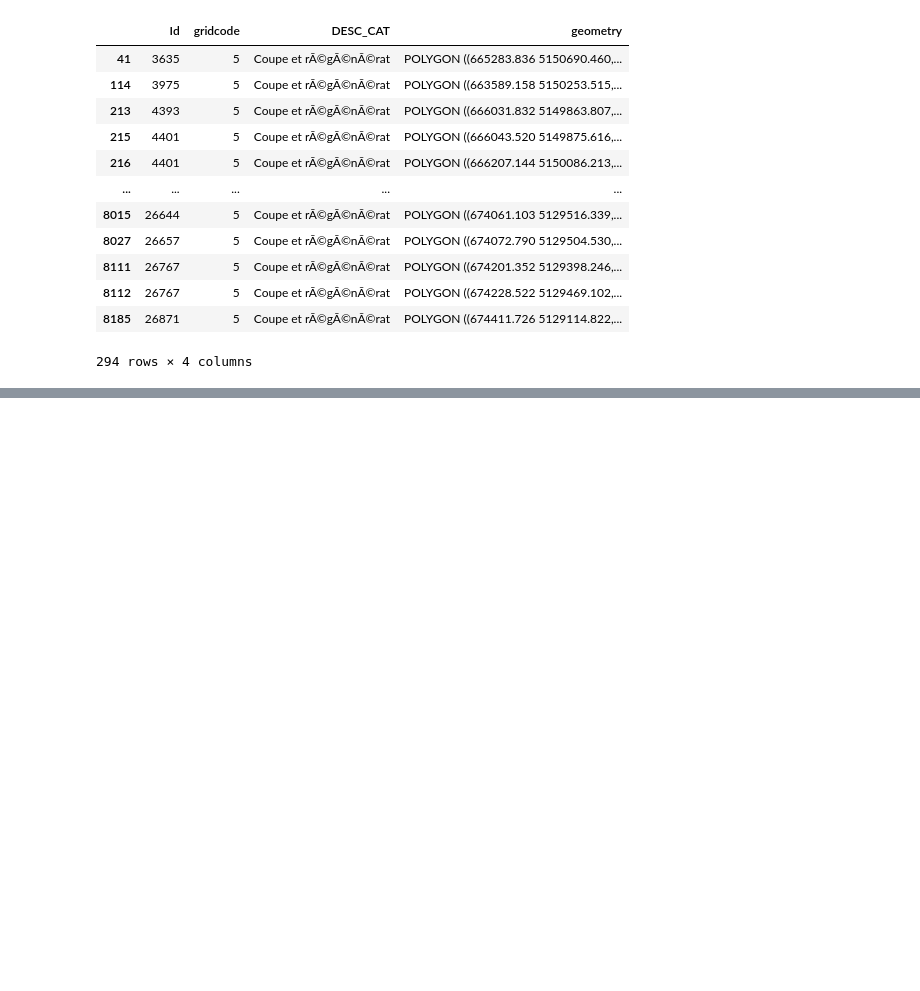
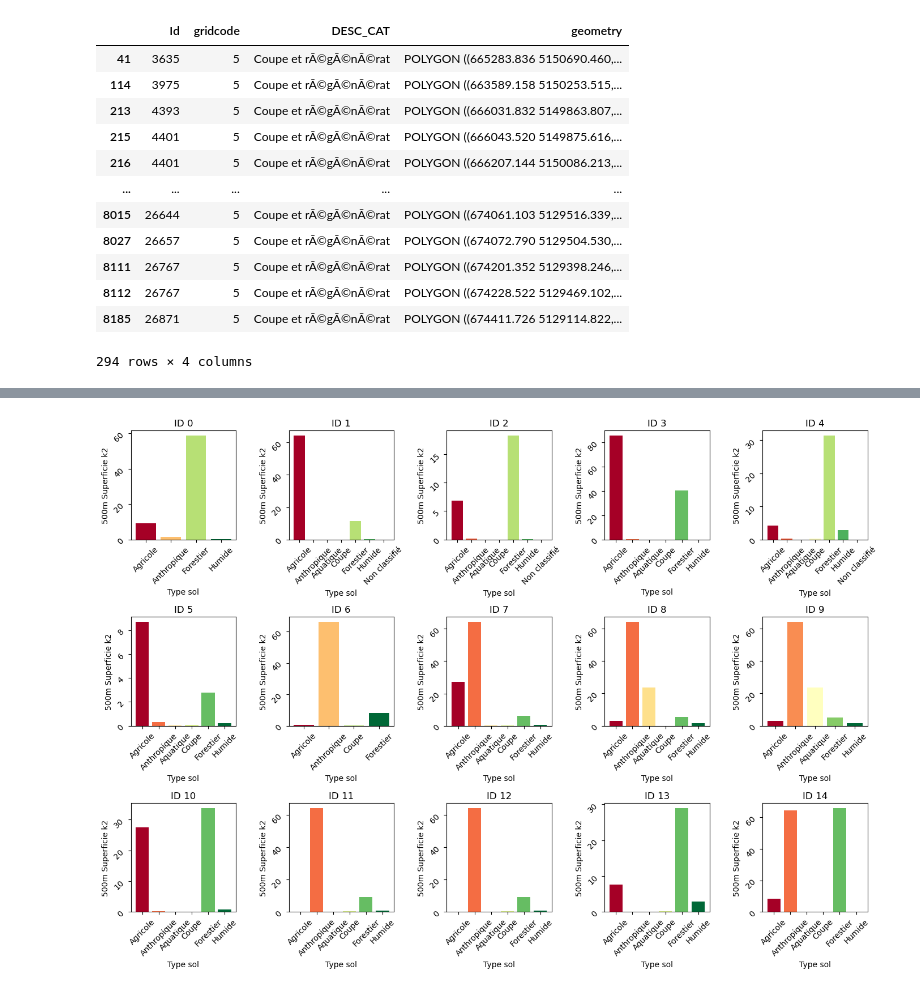
Before and after one commit to tofunori/Multi-buffers-data-extraction, a Jupyter notebook: data_manipulation.ipynb, the cells around one changed output, grey strips where cells are left out. Saved outputs shown, nothing was run; the diff lists cells and outputs as text; code cells hidden in the pictures; blank space fills up the shorter version.

Commit message:
plot

```diff
--- a/data_manipulation.ipynb
+++ b/data_manipulation.ipynb
@@ -94,0 +150,3 @@ combined_df
+# %%
+sol1km=pd.read_csv(r"C:\Users\thier\Downloads\Projet\Projet\sol_1km_test.csv")
+sol1km
@@ -94,0 +167,3 @@ combined_df
+# %%
+new_name = 'Coupe'
+sol1km.loc[sol1km['Type sol'] == 'Coupe et régénérat', 'Type sol'] = new_name
@@ -94,0 +187,39 @@ combined_df
+# %%
+import matplotlib.pyplot as plt
+import matplotlib.cm as cm
+import numpy as np
+
+# Define the layout of your subplots (3 rows and 5 columns)
+fig, axs = plt.subplots(3, 5, figsize=(14, 10))  # Adjust the size as needed
+
+# Flatten the array of axes for easy iteration
+axs = axs.flatten()
+
+for i in range(15):
+    sol_specific = sol1km[sol1km['id'] == i]
+    ax = axs[i]
+
+    # Plotting
+    types = sol_specific['Type sol'].unique()
+    n_types = len(types)
+
+    # Create a color map
+    cmap = cm.get_cmap('RdYlGn', n_types)
+    colors = [cmap(i) for i in range(n_types)]
+
+    for j, type in enumerate(types):
+        ax.bar(type, sol_specific[sol_specific['Type sol'] == type]['500m_Superficie_k2'],
+               color=colors[j])
+
+    ax.set_title(f'ID {i}')
+    ax.set_xlabel('Type sol')
+    ax.set_ylabel('500m Superficie k2')
+    ax.tick_params(labelrotation=45)  # Rotate labels
+
+# Adjust layout
+plt.tight_layout()
+
+# Show the full plot
+plt.show()
+# %% [output]
+[figure, added]
```
Also changed, not shown: parts of 7 cells of this notebook.
